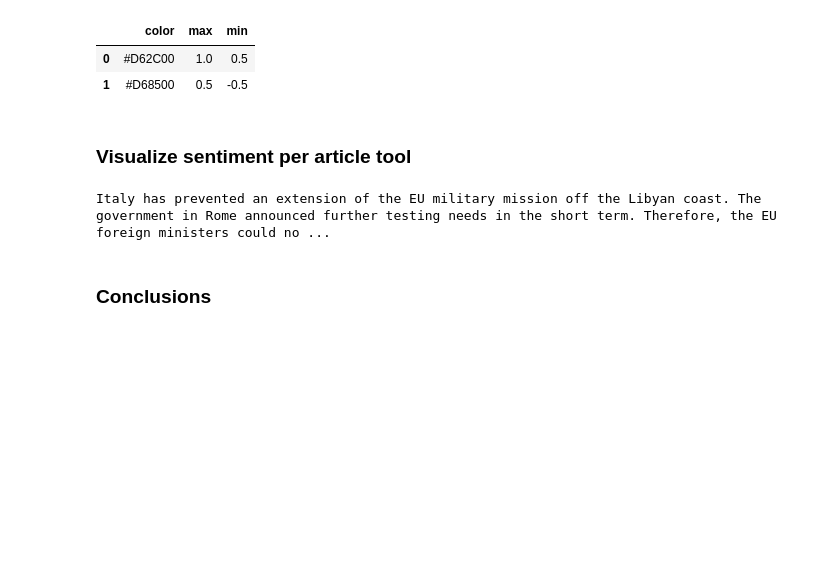
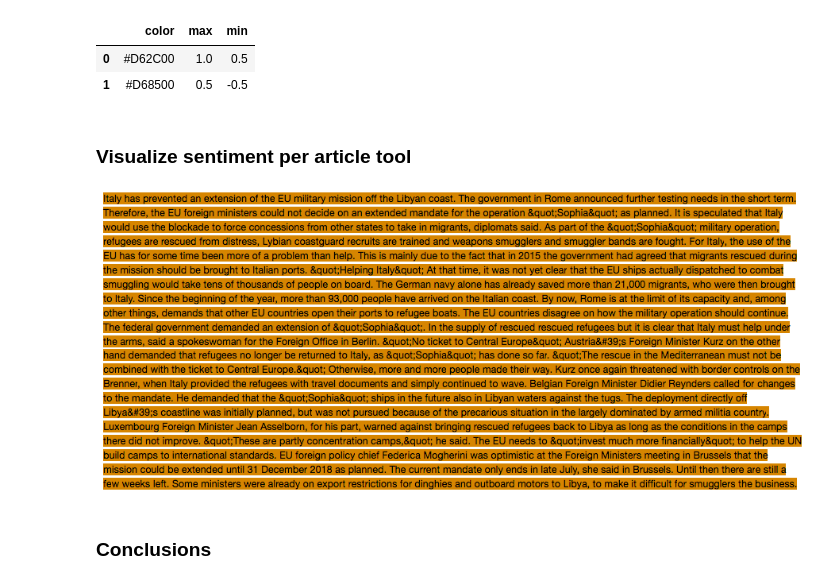
Before and after one commit to diazcelsa/NLP_politics_spiegel, a Jupyter notebook: notebooks/sentiment/Sentiment Anlysis in migration selected articles.ipynb, the cells around one changed output. Drawn from its saved outputs; the diff is of its cells as text; code cells hidden in the pictures; blank space fills up the shorter version.

Commit message:
add neutral text picture since colors not visible in github

```diff
--- a/notebooks/sentiment/Sentiment Anlysis in migration selected articles.ipynb
+++ b/notebooks/sentiment/Sentiment Anlysis in migration selected articles.ipynb
@@ -327,14 +327,16 @@ rec_pos = build_sequence_visualizer(pos_art['text_en'], pos_sent,
 rec_neg = build_sequence_visualizer(neg_art['text_en'], neg_sent,
                                     color_mapper).loc[:,('char','color')].to_dict('records')
 # %%
-%%jinja html
-<html>
-<body>
-{% for r in rec_pos %}<span style="background-color: {{ r.color }} ;">{{ r.char }}</span>{% endfor %}
-</body>
-</html>
+#%%jinja html
+#<html>
+#<body>
+#{% for r in rec_pos %}<span style="background-color: {{ r.color }} ;">{{ r.char }}</span>{% endfor %}
+#</body>
+#</html>
-# %% [output]
-Italy has prevented an extension of the EU military mission off the Libyan coast. The government in Rome announced further testing needs in the short term. Therefore, the EU foreign ministers could no ...
+# %%
+Image("../../img/sentiment_correct.png")
+# %% [output]
+[figure, added]
 # %% [markdown]
 ### Conclusions
 # %% [markdown]
```
Also changed, not shown: 1 other file.
